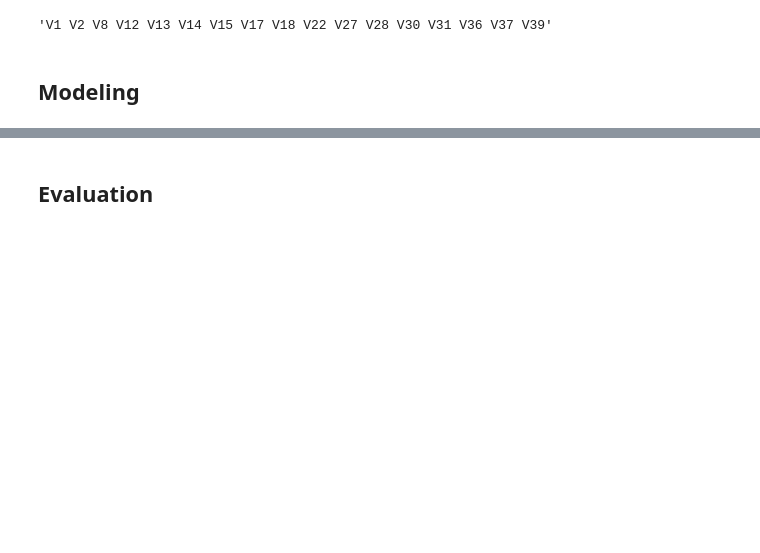
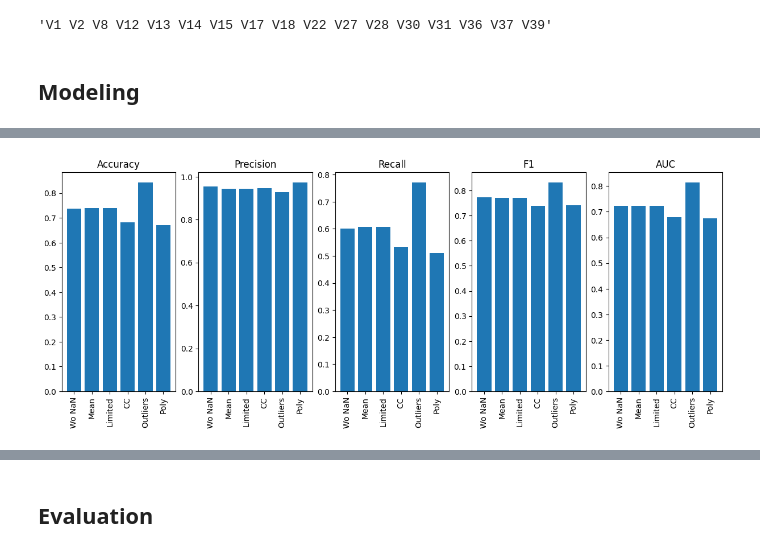
Before and after one commit to al-pi314/inteligent_systems, a Jupyter notebook: seminar_2/seminar.ipynb, the cells around one changed output, grey strips where cells are left out. Cells and saved outputs as stored; diff of their text form; code cells hidden in the pictures; blank space fills up the shorter version.

```diff
--- a/seminar_2/seminar.ipynb
+++ b/seminar_2/seminar.ipynb
@@ -214,0 +272,8 @@ array(['V36', 'V1', 'V34', 'V14', 'V40', 'V30', 'V27', 'V22', 'V8', 'V2',
+# %%
+cc_df = DecisionTreeClassifier(mean_features, mean_target, random_state=42, criterion='entropy', ccp_alpha=0.01)
+# %%
+outliers_features, outliers_target = split_data(without_outliers, "Class")
+outliers_dt = DecisionTreeClassifier(outliers_features, outliers_target, random_state=42)
+# %%
+poli_features, poli_target = split_data(poli_data, "Class")
+poli_dt = DecisionTreeClassifier(poli_features, poli_target, random_state=42)
@@ -214,0 +282,13 @@ array(['V36', 'V1', 'V34', 'V14', 'V40', 'V30', 'V27', 'V22', 'V8', 'V2',
+# %%
+fig, axes = plt.subplots(1, 5, figsize=(15, 5))
+
+score_names = ["Accuracy", "Precision", "Recall", "F1", "AUC"]
+classifiers = ["Wo NaN", "Mean", "Limited", "CC", "Outliers", "Poly"]
+for i in range(5):
+    axes[i].bar([i for i in range(len(dt_classifier))], scores[:, i])
+    axes[i].set_title(score_names[i])
+    axes[i].set_xticks([i for i in range(len(dt_classifier))])
+    axes[i].set_xticklabels(classifiers)
+    axes[i].xaxis.set_tick_params(rotation=90)
+# %% [output]
+[figure, added]
```
Also changed, not shown: parts of 75 cells of this notebook, 14 other files.
